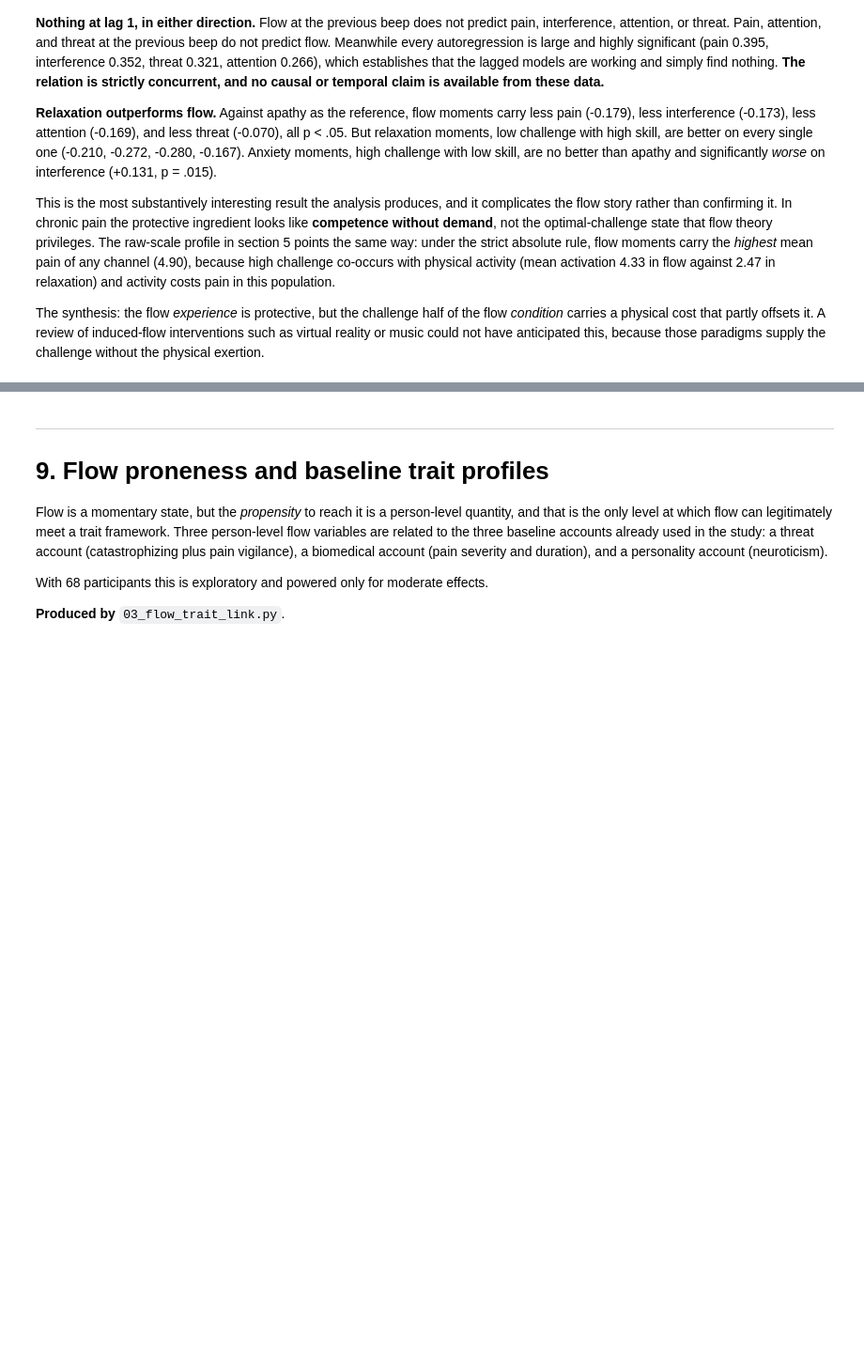
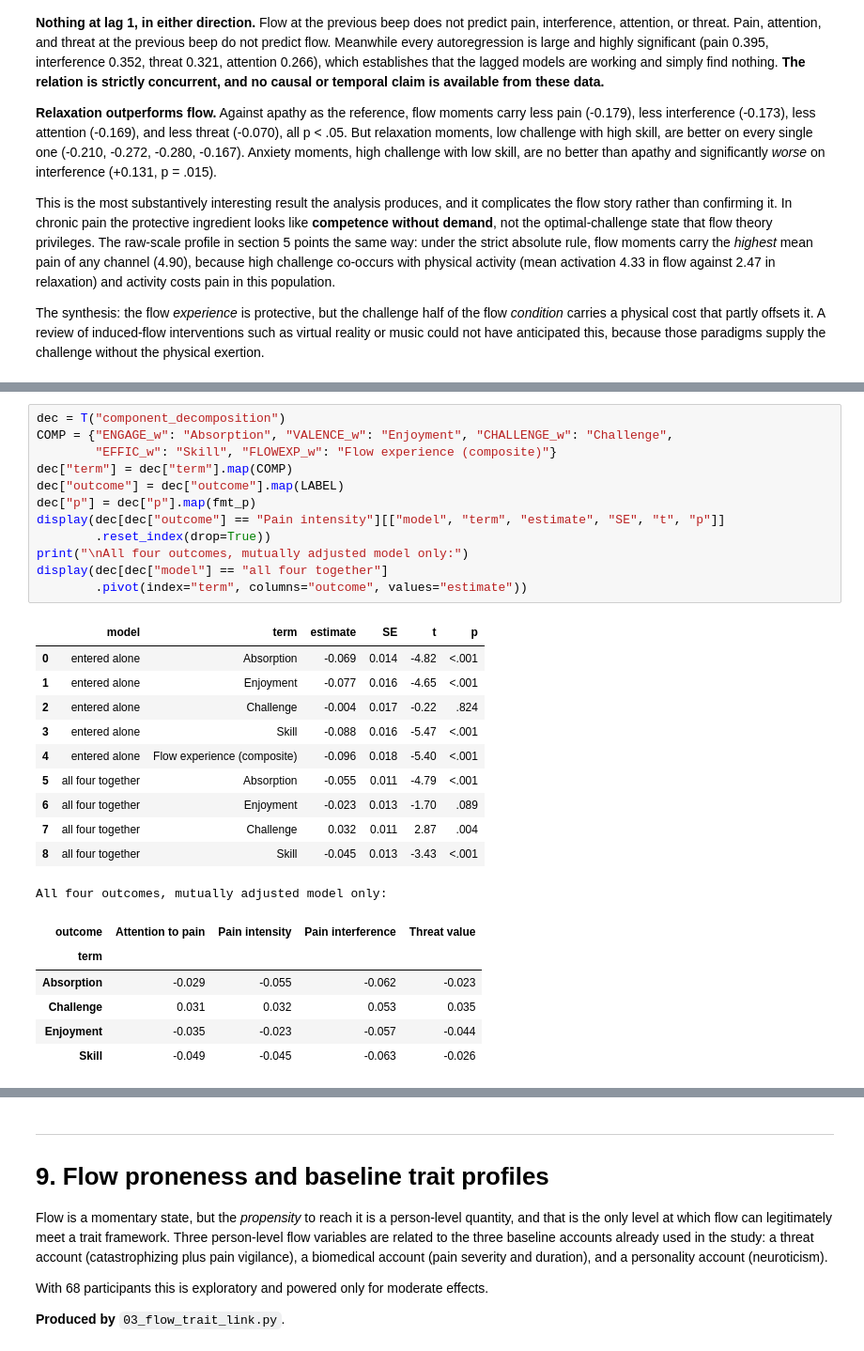
Before and after one commit to stvsever/research_paper_on_chronic_pain_drivers, a Jupyter notebook: src/utils/pipeline/separate/12_flow_states/flow_analysis/analyze_flow.ipynb, the cells around one changed output, grey strips where cells are left out. Shown at 94% size. Saved outputs shown, nothing was run; the diff lists cells and outputs as text; blank space fills up the shorter version.

```diff
--- a/src/utils/pipeline/separate/12_flow_states/flow_analysis/analyze_flow.ipynb
+++ b/src/utils/pipeline/separate/12_flow_states/flow_analysis/analyze_flow.ipynb
@@ -1233,0 +1263,30 @@ challenge without the physical exertion.
+# %%
+dec = T("component_decomposition")
+COMP = {"ENGAGE_w": "Absorption", "VALENCE_w": "Enjoyment", "CHALLENGE_w": "Challenge",
+        "EFFIC_w": "Skill", "FLOWEXP_w": "Flow experience (composite)"}
+dec["term"] = dec["term"].map(COMP)
+dec["outcome"] = dec["outcome"].map(LABEL)
+dec["p"] = dec["p"].map(fmt_p)
+display(dec[dec["outcome"] == "Pain intensity"][["model", "term", "estimate", "SE", "t", "p"]]
+        .reset_index(drop=True))
+print("\nAll four outcomes, mutually adjusted model only:")
+display(dec[dec["model"] == "all four together"]
+        .pivot(index="term", columns="outcome", values="estimate"))
+# %% [output]
+|  | model | term | estimate | SE | t | p |
+| 0 | entered alone | Absorption | -0.069 | 0.014 | -4.82 | <.001 |
+| 1 | entered alone | Enjoyment | -0.077 | 0.016 | -4.65 | <.001 |
+| 2 | entered alone | Challenge | -0.004 | 0.017 | -0.22 | .824 |
+| 3 | entered alone | Skill | -0.088 | 0.016 | -5.47 | <.001 |
+| 4 | entered alone | Flow experience (composite) | -0.096 | 0.018 | -5.40 | <.001 |
+| 5 | all four together | Absorption | -0.055 | 0.011 | -4.79 | <.001 |
+| 6 | all four together | Enjoyment | -0.023 | 0.013 | -1.70 | .089 |
+| 7 | all four together | Challenge | 0.032 | 0.011 | 2.87 | .004 |
+| 8 | all four together | Skill | -0.045 | 0.013 | -3.43 | <.001 |
+All four outcomes, mutually adjusted model only:
+| outcome | Attention to pain | Pain intensity | Pain interference | Threat value |
+| term |  |  |  |  |
+| Absorption | -0.029 | -0.055 | -0.062 | -0.023 |
+| Challenge | 0.031 | 0.032 | 0.053 | 0.035 |
+| Enjoyment | -0.035 | -0.023 | -0.057 | -0.044 |
+| Skill | -0.049 | -0.045 | -0.063 | -0.026 |
```
Also changed, not shown: parts of 4 cells of this notebook, 24 other files.
